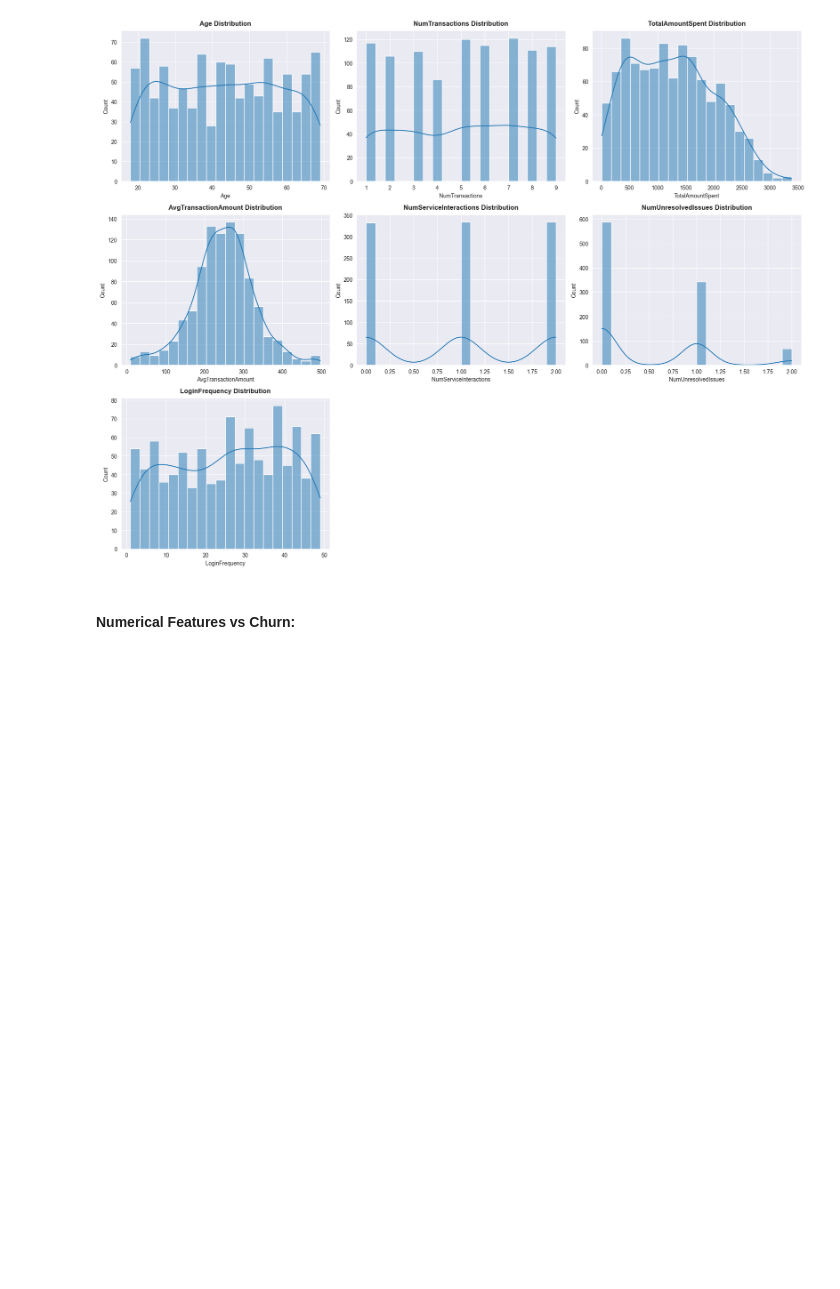
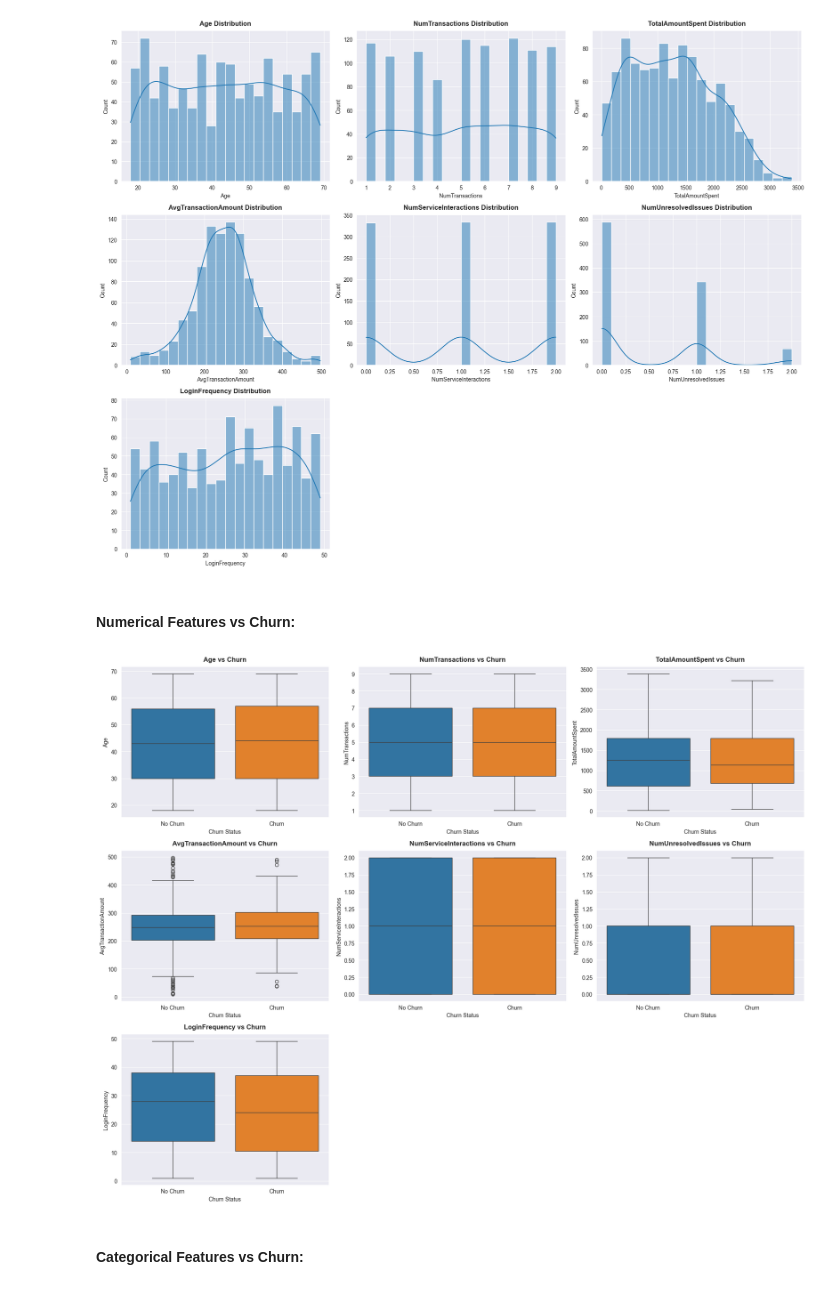
Before and after one commit to ashishpra28/Lloyds-Banking-Group-Job-Simulation, a Jupyter notebook: notebooks/Task1-EDA.ipynb, the cells around one changed output. Drawn from its saved outputs; the diff is of its cells as text; code cells hidden in the pictures; blank space fills up the shorter version.

Commit message:
Correlation Heatmap done and plots updated

```diff
--- a/notebooks/Task1-EDA.ipynb
+++ b/notebooks/Task1-EDA.ipynb
@@ -885,3 +885,36 @@ plt.show()
 [figure]
 # %% [markdown]
 #### Numerical Features vs Churn:
+# %%
+plt.figure(figsize=(18,14))
+
+for i,col in enumerate(numerical_columns,1):
+    plt.subplot(3,3,i)
+
+    sns.boxplot(
+        data=final_df,
+        x=target_column,
+        y=col,
+        palette='tab10'
+    )
+
+    plt.title(f'{col} vs Churn', fontweight='bold', pad=10)
+    plt.xlabel('Churn Status')
+    plt.ylabel(col)
+    plt.xticks([0,1],['No Churn','Churn'])
+    sns.despine()
+
+plt.tight_layout()
+
+# Save figure
+plt.savefig(
+    '../plots/Numerical_Features_vs_Churn.png',
+    dpi=300,
+    bbox_inches='tight'
+)
+
+plt.show()
+# %% [output]
+[figure, added]
+# %% [markdown]
+#### Categorical Features vs Churn:
```
Also changed, not shown: parts of 18 cells of this notebook, 4 other files.
